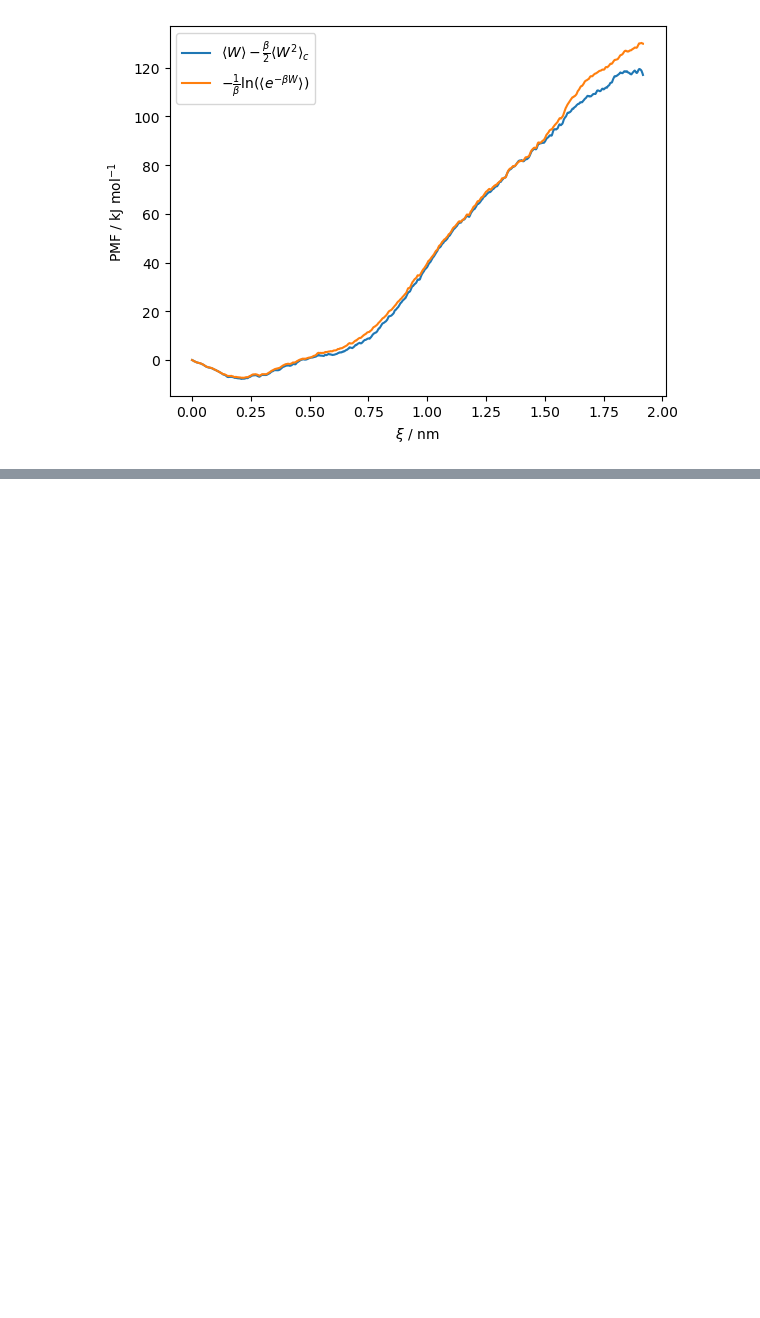
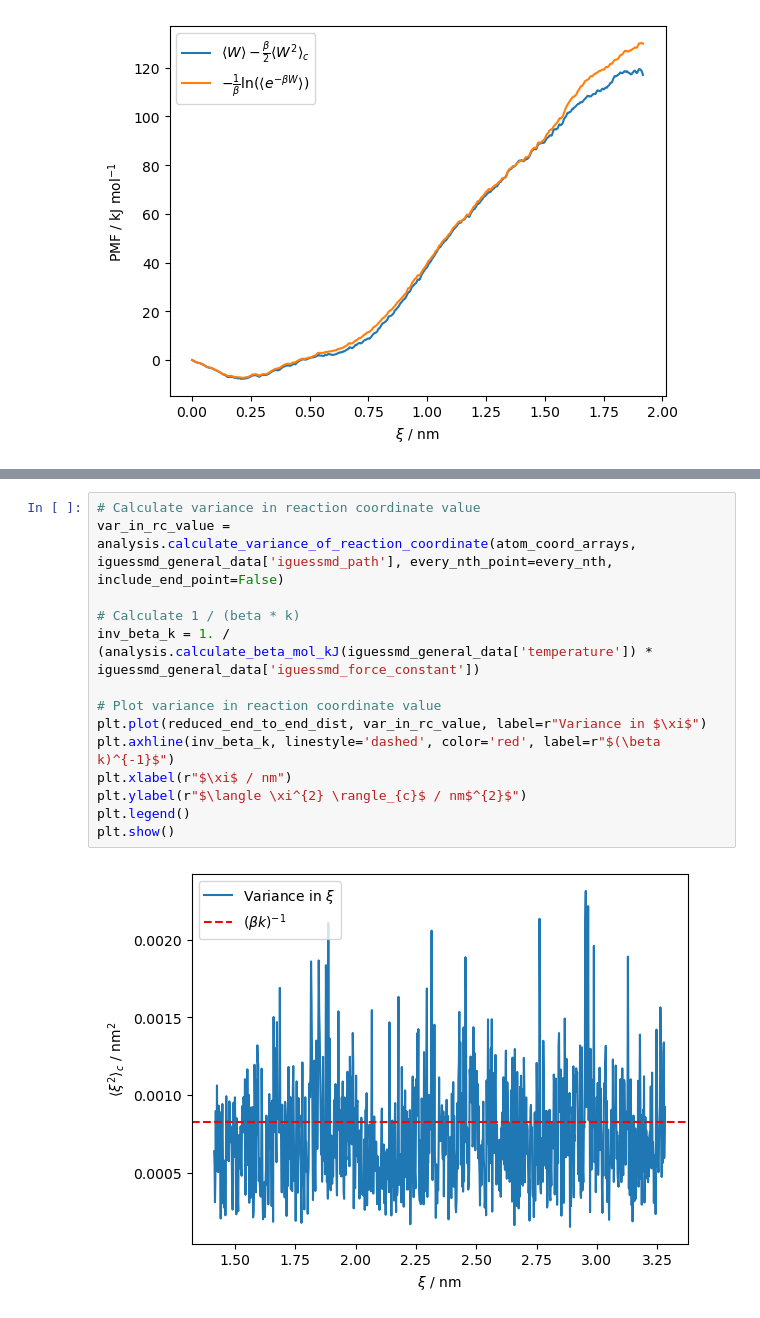
Before and after one commit to IRL2/nanover-server-py, a Jupyter notebook: tutorials/5. iGUESSMD/analysis.ipynb, the cells around one changed output, grey strips where cells are left out. Saved outputs shown, nothing was run; the diff lists cells and outputs as text; blank space fills up the shorter version.

```diff
--- a/tutorials/5. iGUESSMD/analysis.ipynb
+++ b/tutorials/5. iGUESSMD/analysis.ipynb
@@ -103,0 +151,16 @@ numpy.ndarray
+# %%
+# Calculate variance in reaction coordinate value
+var_in_rc_value = analysis.calculate_variance_of_reaction_coordinate(atom_coord_arrays, iguessmd_general_data['iguessmd_path'], every_nth_point=every_nth, include_end_point=False)
+
+# Calculate 1 / (beta * k)
+inv_beta_k = 1. / (analysis.calculate_beta_mol_kJ(iguessmd_general_data['temperature']) * iguessmd_general_data['iguessmd_force_constant'])
+
+# Plot variance in reaction coordinate value
+plt.plot(reduced_end_to_end_dist, var_in_rc_value, label=r"Variance in $\xi$")
+plt.axhline(inv_beta_k, linestyle='dashed', color='red', label=r"$(\beta k)^{-1}$")
+plt.xlabel(r"$\xi$ / nm")
+plt.ylabel(r"$\langle \xi^{2} \rangle_{c}$ / nm$^{2}$")
+plt.legend()
+plt.show()
+# %% [output]
+[figure, added]
```
Also changed, not shown: parts of 10 cells of this notebook.
